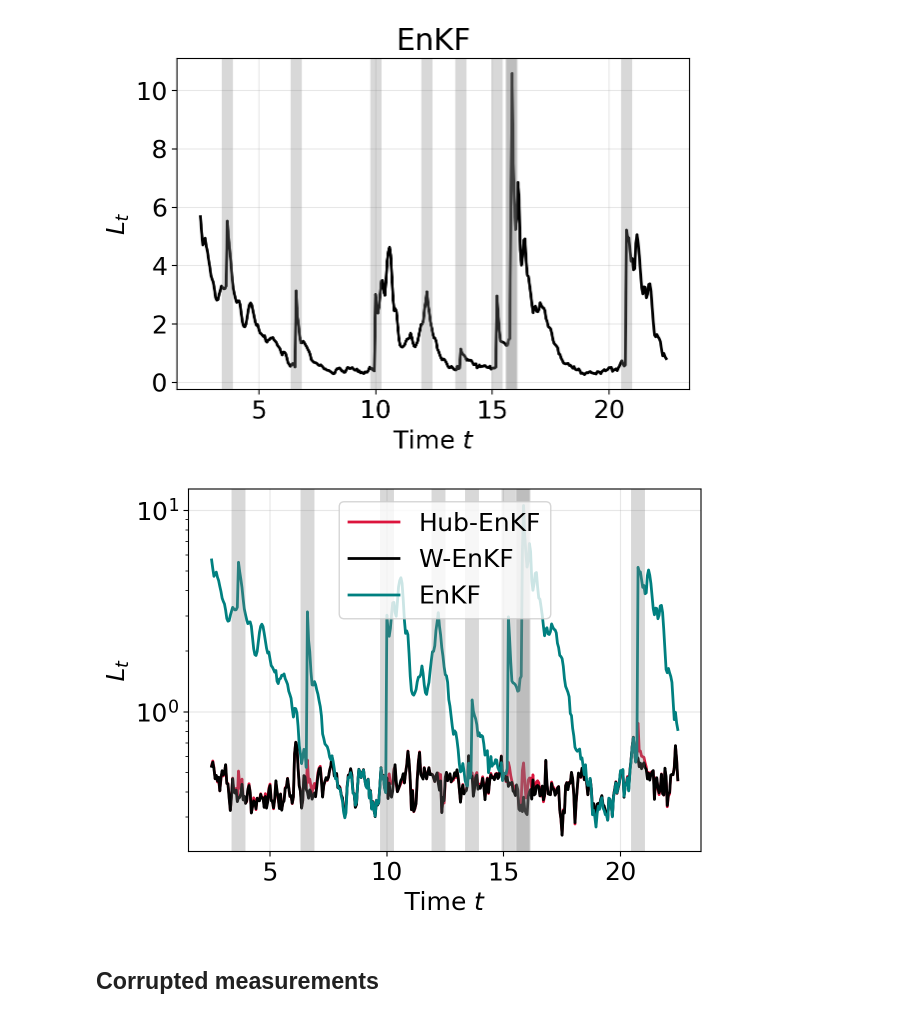
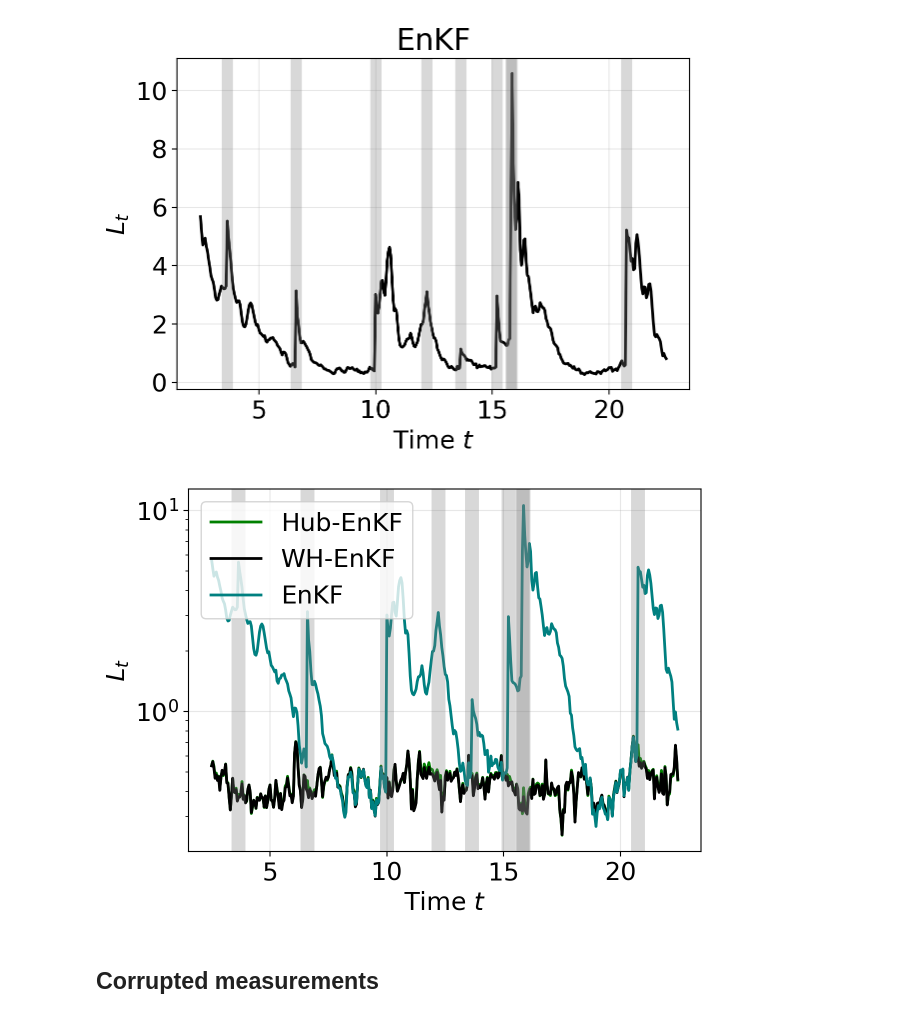
Before and after one commit to gerdm/weighted-likelihood-filter, a Jupyter notebook: experiments/ensemble-kf.ipynb, the cells around one changed output. Cells and saved outputs as stored; diff of their text form; code cells hidden in the pictures.

Commit message:
feat: ensemble-kf

```diff
--- a/experiments/ensemble-kf.ipynb
+++ b/experiments/ensemble-kf.ipynb
@@ -247,7 +247,7 @@ plt.savefig("./figures/lorenz96-wlenkf-sample.png", dpi=300)
 # %% [markdown]
 ## Huberized EnEKF
 # %%
-agent = enkf.HubEnsembleKalmanFilter(latent_fn, obs_fn, n_particles, clipping_height=10.0)
+agent = enkf.HubEnsembleKalmanFilter(latent_fn, obs_fn, n_particles, clipping_height=4.0)
 n_particles = 1000
 X0 = agent.init_bel(key_eval, D)
 # %%
@@ -293,24 +293,24 @@ plt.savefig("./figures/lorenz96-enkf-sample.png", dpi=300)
 # %% [output]
 [figure]
 # %%
-plt.plot(ix_steps, errs_hubenkf[ix_init:ix_end], c="crimson", linewidth=2, label="Hub-EnKF")
-plt.plot(ix_steps, errs_wenkf[ix_init:ix_end], c="black", linewidth=2, label="W-EnKF")
+plt.plot(ix_steps, errs_hubenkf[ix_init:ix_end], c="green", linewidth=2, label="Hub-EnKF")
+plt.plot(ix_steps, errs_wenkf[ix_init:ix_end], c="black", linewidth=2, label="WH-EnKF")
 plt.plot(ix_steps, errs_enkf[ix_init:ix_end], c="teal", linewidth=2, label="EnKF")
 
 for ix in ixs_where:
     plt.axvline(x=ix_init * dt + ix * dt, c="tab:gray", alpha=0.3, linewidth=10)
 plt.grid(alpha=0.3)
 
 plt.xlabel("Time $t$")
 plt.ylabel(r"$L_t$")
 
-plt.legend()
+plt.legend(loc="upper left")
 plt.tight_layout()
 plt.yscale("log")
 plt.grid(alpha=0.3)
 plt.savefig("./figures/lorenz96-wenkf-enkf-sample.png", dpi=300)
 # %% [output]
-[figure, old version]
+[figure, new version]
 # %% [markdown]
 ## Corrupted measurements
 # %%
```
Also changed, not shown: parts of 26 cells of this notebook.
